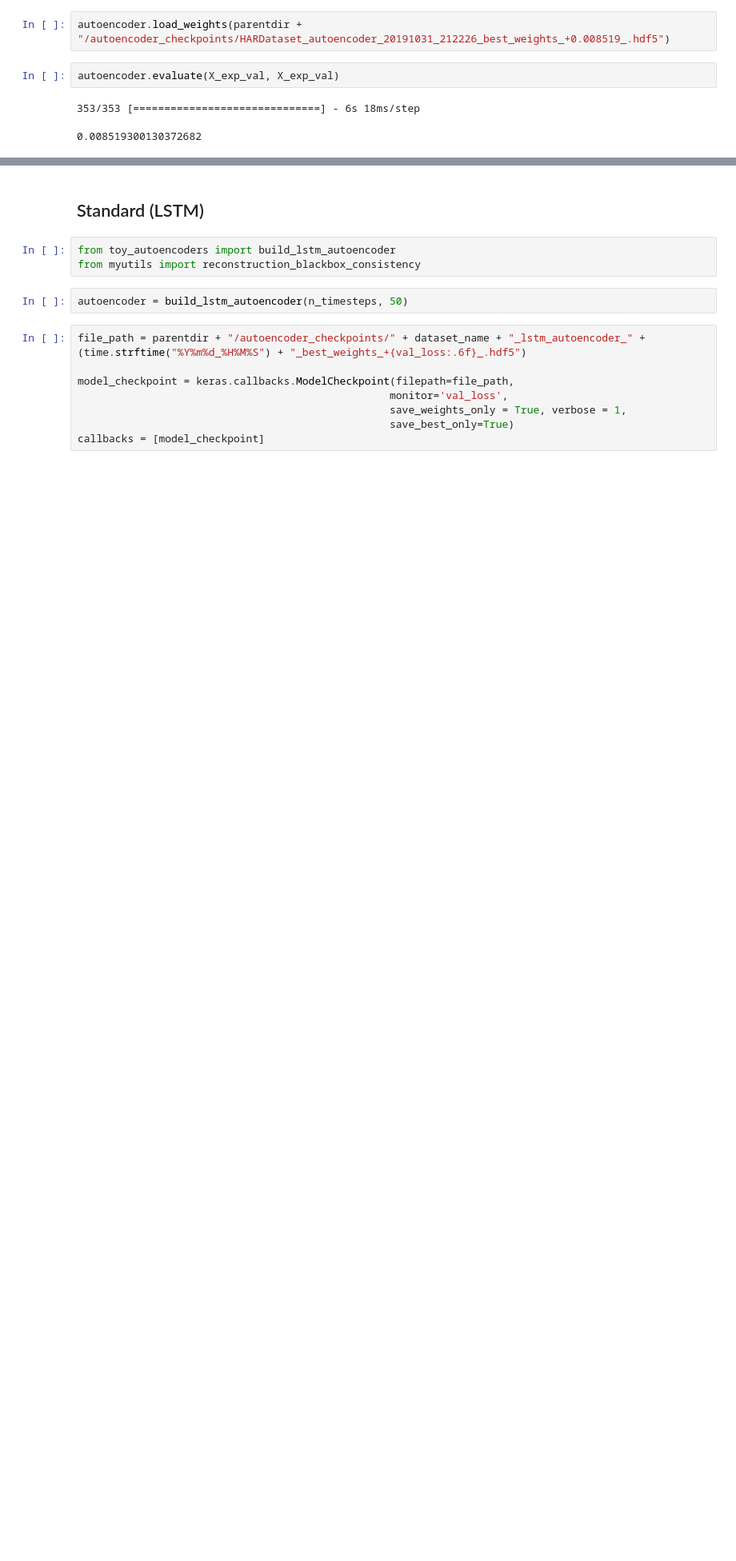
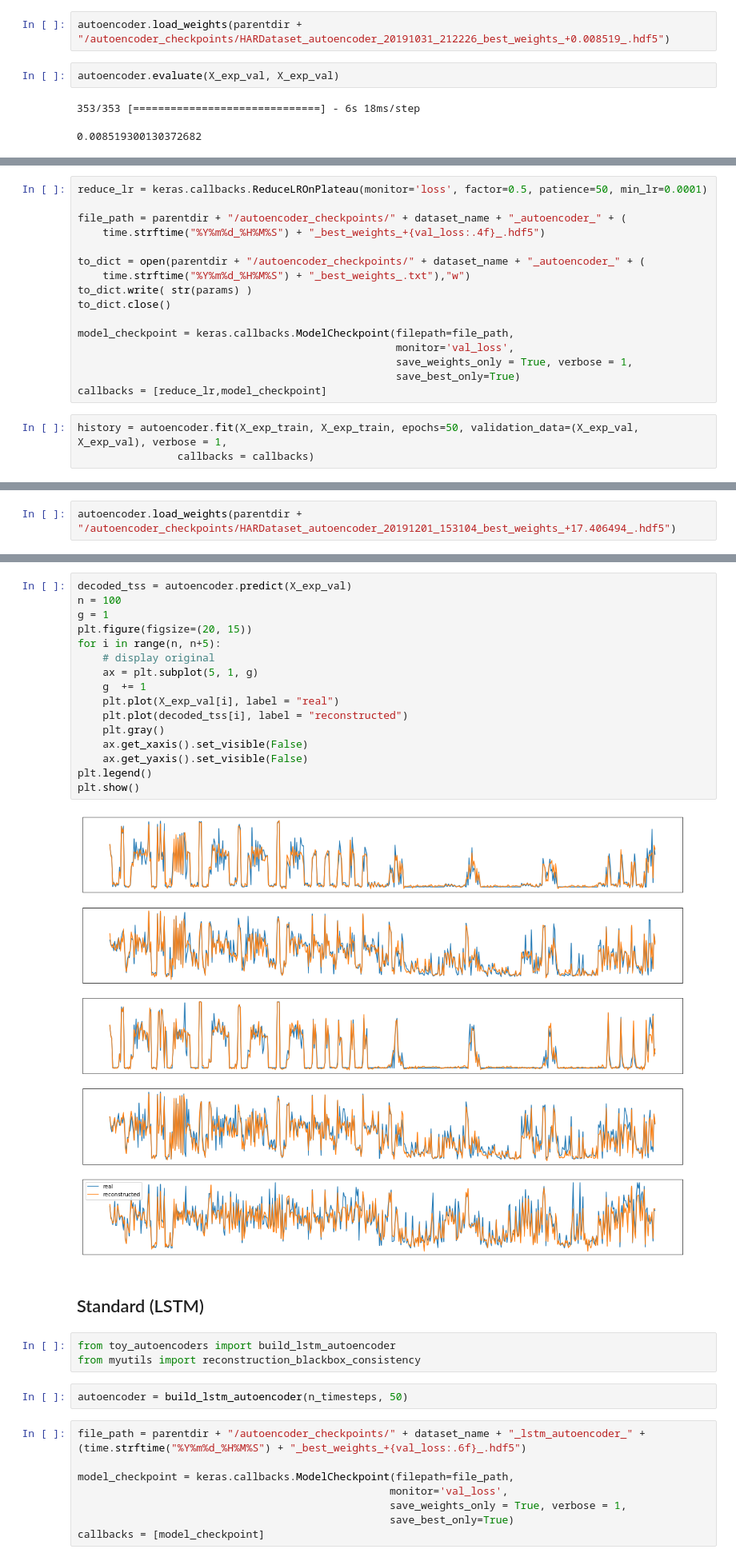
Before and after one commit to fspinna/TS_AgnosticLocalExplainer, a Jupyter notebook: notebooks/HAR_training.ipynb, the cells around one changed output, grey strips where cells are left out. Shown at 80% size. Saved outputs shown, nothing was run; the diff lists cells and outputs as text; blank space fills up the shorter version.

```diff
--- a/notebooks/HAR_training.ipynb
+++ b/notebooks/HAR_training.ipynb
@@ -517,0 +553,19 @@ plt.show()
+# %%
+reduce_lr = keras.callbacks.ReduceLROnPlateau(monitor='loss', factor=0.5, patience=50, min_lr=0.0001)
+
+file_path = parentdir + "/autoencoder_checkpoints/" + dataset_name + "_autoencoder_" + (
+    time.strftime("%Y%m%d_%H%M%S") + "_best_weights_+{val_loss:.4f}_.hdf5")
+
+to_dict = open(parentdir + "/autoencoder_checkpoints/" + dataset_name + "_autoencoder_" + (
+    time.strftime("%Y%m%d_%H%M%S") + "_best_weights_.txt"),"w")
+to_dict.write( str(params) )
+to_dict.close()
+
+model_checkpoint = keras.callbacks.ModelCheckpoint(filepath=file_path,
+                                                   monitor='val_loss',
+                                                   save_weights_only = True, verbose = 1,
+                                                   save_best_only=True)
+callbacks = [reduce_lr,model_checkpoint]
+# %%
+history = autoencoder.fit(X_exp_train, X_exp_train, epochs=50, validation_data=(X_exp_val, X_exp_val), verbose = 1,
+                callbacks = callbacks)
@@ -517,0 +601,2 @@ plt.show()
+# %%
+autoencoder.load_weights(parentdir + "/autoencoder_checkpoints/HARDataset_autoencoder_20191201_153104_best_weights_+17.406494_.hdf5")
@@ -518,3 +620,21 @@ plt.show()
+# %%
+decoded_tss = autoencoder.predict(X_exp_val)
+n = 100
+g = 1
+plt.figure(figsize=(20, 15))
+for i in range(n, n+5):
+    # display original
+    ax = plt.subplot(5, 1, g)
+    g  += 1
+    plt.plot(X_exp_val[i], label = "real")
+    plt.plot(decoded_tss[i], label = "reconstructed")
+    plt.gray()
+    ax.get_xaxis().set_visible(False)
+    ax.get_yaxis().set_visible(False)
+plt.legend()
+plt.show()
+# %% [output]
+[figure, added]
 # %% [markdown]
 ## Standard (LSTM)
 # %%
```
Also changed, not shown: parts of 7 cells of this notebook, 19 other files.
